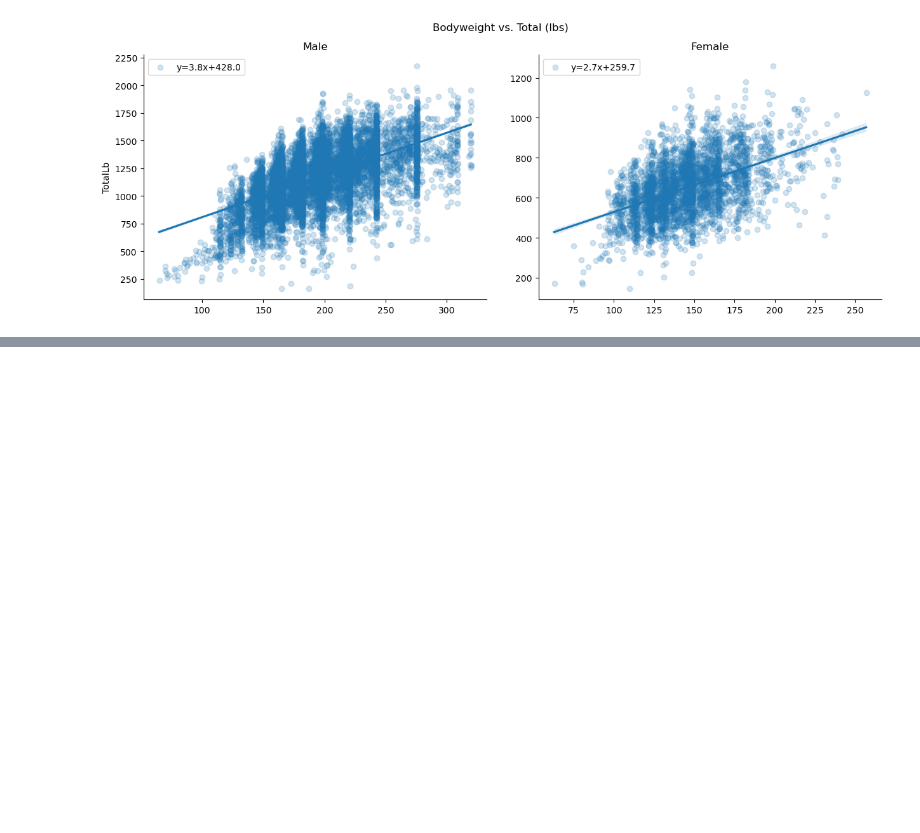
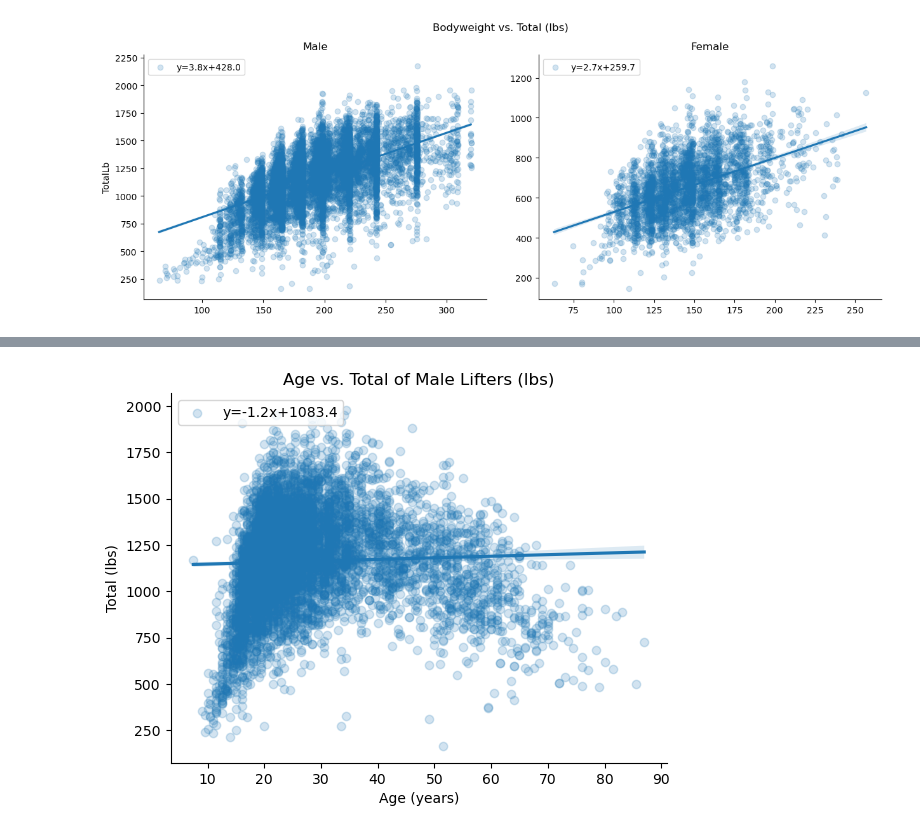
Before and after one commit to Silver0524/NJ-Powerlifting-EDA, a Jupyter notebook: Powerlifting EDA.ipynb, the cells around one changed output, grey strips where cells are left out. Saved outputs shown, nothing was run; the diff lists cells and outputs as text; code cells hidden in the pictures; blank space fills up the shorter version.

```diff
--- a/Powerlifting EDA.ipynb
+++ b/Powerlifting EDA.ipynb
@@ -725,0 +753,11 @@ Overall I'm not super surprised by these results, with the y-intercept for men a
+# %%
+# Creating a new dataframe only containing records with non-null ages
+nj_with_age = nj.loc[~nj.Age.isnull()].reset_index(drop=True)
+# %%
+# Plotting bodyweight vs total of male lifters
+slope_m, intercept_m, r_value_m, p_value_m, se_m = stats.linregress(nj_with_age.loc[nj.Sex=='M', 'Age'], nj_with_age.loc[nj.Sex=='M', 'TotalLb'])
+
+sb.regplot(y='TotalLb', x='Age', data=nj_with_age[nj_with_age.Sex == 'M'], scatter_kws={'alpha':0.2}, label='y={0:.1f}x+{1:.1f}'.format(slope_m, intercept_m)).legend(loc='upper left')
+label_and_despine('Age vs. Total of Male Lifters (lbs)', 'Age (years)', 'Total (lbs)')
+# %% [output]
+[figure, added]
```
Also changed, not shown: parts of 15 cells of this notebook.
